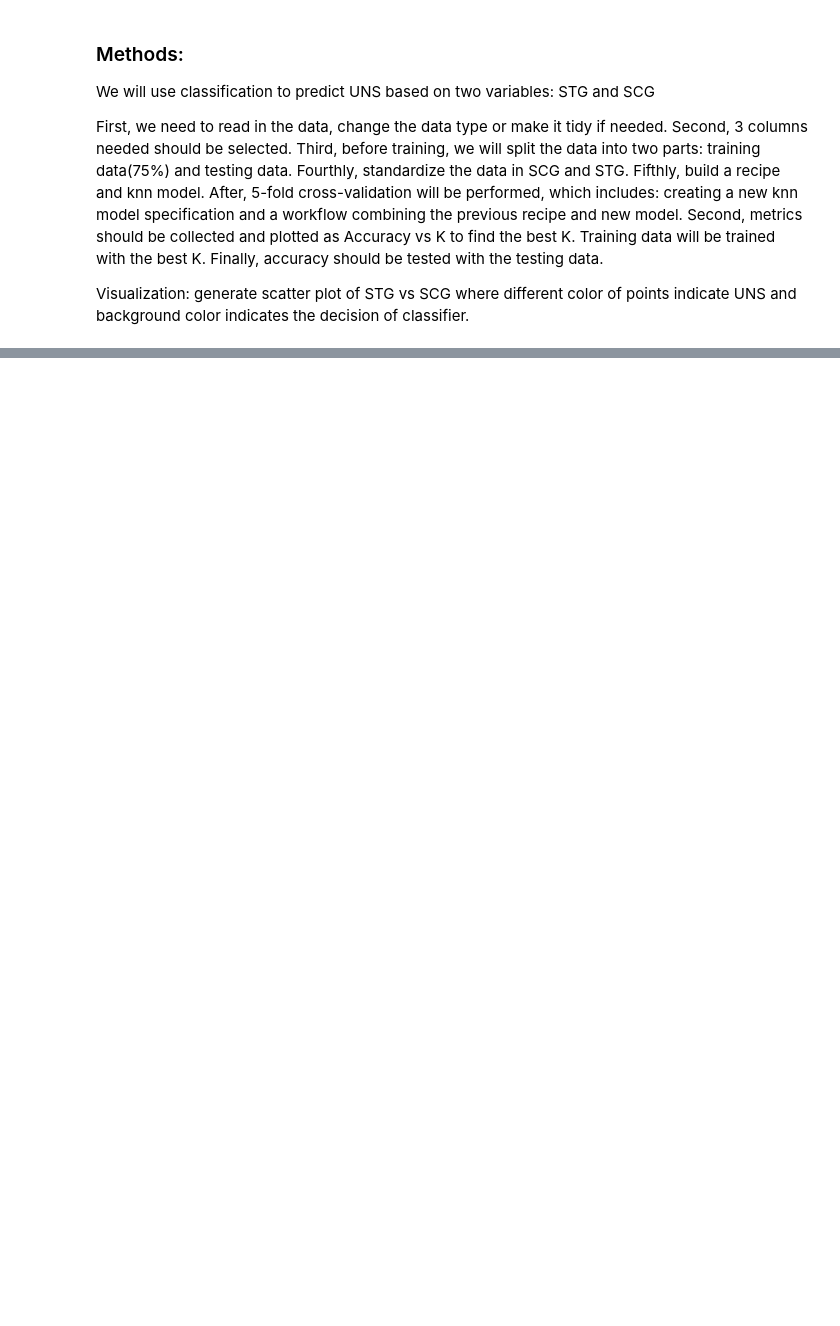
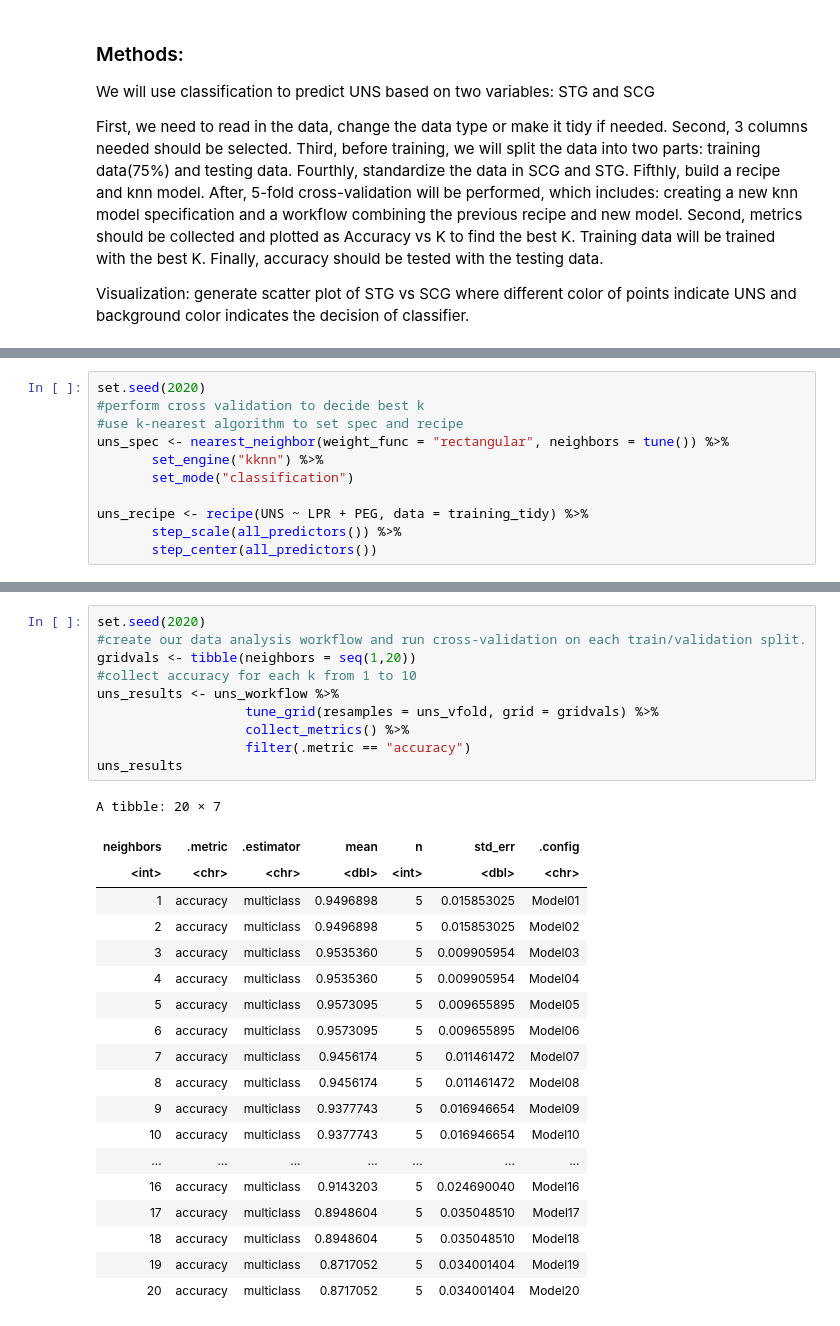
Before and after one commit to mbrown1603/dsci_100_project, a Jupyter notebook: UserKnowledgeProject-Copy1.ipynb, the cells around one changed output, grey strips where cells are left out. Drawn from its saved outputs; the diff is of its cells as text; blank space fills up the shorter version.

```diff
--- a/UserKnowledgeProject-Copy1.ipynb
+++ b/UserKnowledgeProject-Copy1.ipynb
@@ -181,0 +166,11 @@ https://bizfluent.com/list-6691598-types-workplace-ethics.html
+# %%
+set.seed(2020)
+#perform cross validation to decide best k
+#use k-nearest algorithm to set spec and recipe
+uns_spec <- nearest_neighbor(weight_func = "rectangular", neighbors = tune()) %>%
+       set_engine("kknn") %>%
+       set_mode("classification")
+
+uns_recipe <- recipe(UNS ~ LPR + PEG, data = training_tidy) %>%
+       step_scale(all_predictors()) %>%
+       step_center(all_predictors())
@@ -181,0 +185,30 @@ https://bizfluent.com/list-6691598-types-workplace-ethics.html
+# %%
+set.seed(2020)
+#create our data analysis workflow and run cross-validation on each train/validation split.
+gridvals <- tibble(neighbors = seq(1,20))
+#collect accuracy for each k from 1 to 10
+uns_results <- uns_workflow %>%
+                   tune_grid(resamples = uns_vfold, grid = gridvals) %>%
+                   collect_metrics() %>%
+                   filter(.metric == "accuracy")
+uns_results
+# %% [output]
+A tibble: 20 × 7
+| neighbors | .metric | .estimator | mean | n | std_err | .config |
+| <int> | <chr> | <chr> | <dbl> | <int> | <dbl> | <chr> |
+| 1 | accuracy | multiclass | 0.9496898 | 5 | 0.015853025 | Model01 |
+| 2 | accuracy | multiclass | 0.9496898 | 5 | 0.015853025 | Model02 |
+| 3 | accuracy | multiclass | 0.9535360 | 5 | 0.009905954 | Model03 |
+| 4 | accuracy | multiclass | 0.9535360 | 5 | 0.009905954 | Model04 |
+| 5 | accuracy | multiclass | 0.9573095 | 5 | 0.009655895 | Model05 |
+| 6 | accuracy | multiclass | 0.9573095 | 5 | 0.009655895 | Model06 |
+| 7 | accuracy | multiclass | 0.9456174 | 5 | 0.011461472 | Model07 |
+| 8 | accuracy | multiclass | 0.9456174 | 5 | 0.011461472 | Model08 |
+| 9 | accuracy | multiclass | 0.9377743 | 5 | 0.016946654 | Model09 |
+| 10 | accuracy | multiclass | 0.9377743 | 5 | 0.016946654 | Model10 |
+| ... | ... | ... | ... | ... | ... | ... |
+| 16 | accuracy | multiclass | 0.9143203 | 5 | 0.024690040 | Model16 |
+| 17 | accuracy | multiclass | 0.8948604 | 5 | 0.035048510 | Model17 |
+| 18 | accuracy | multiclass | 0.8948604 | 5 | 0.035048510 | Model18 |
+| 19 | accuracy | multiclass | 0.8717052 | 5 | 0.034001404 | Model19 |
+| 20 | accuracy | multiclass | 0.8717052 | 5 | 0.034001404 | Model20 |
```
Also changed, not shown: parts of 15 cells of this notebook.
